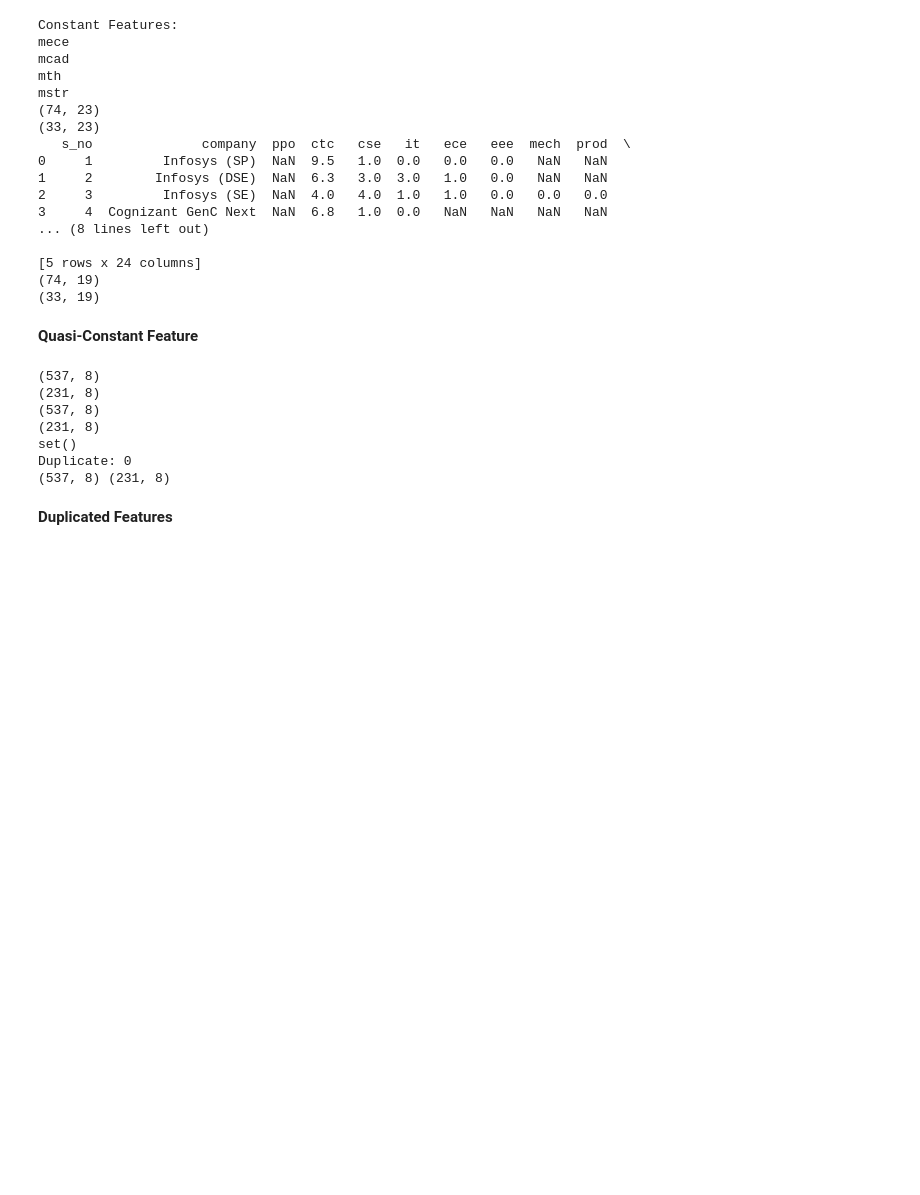
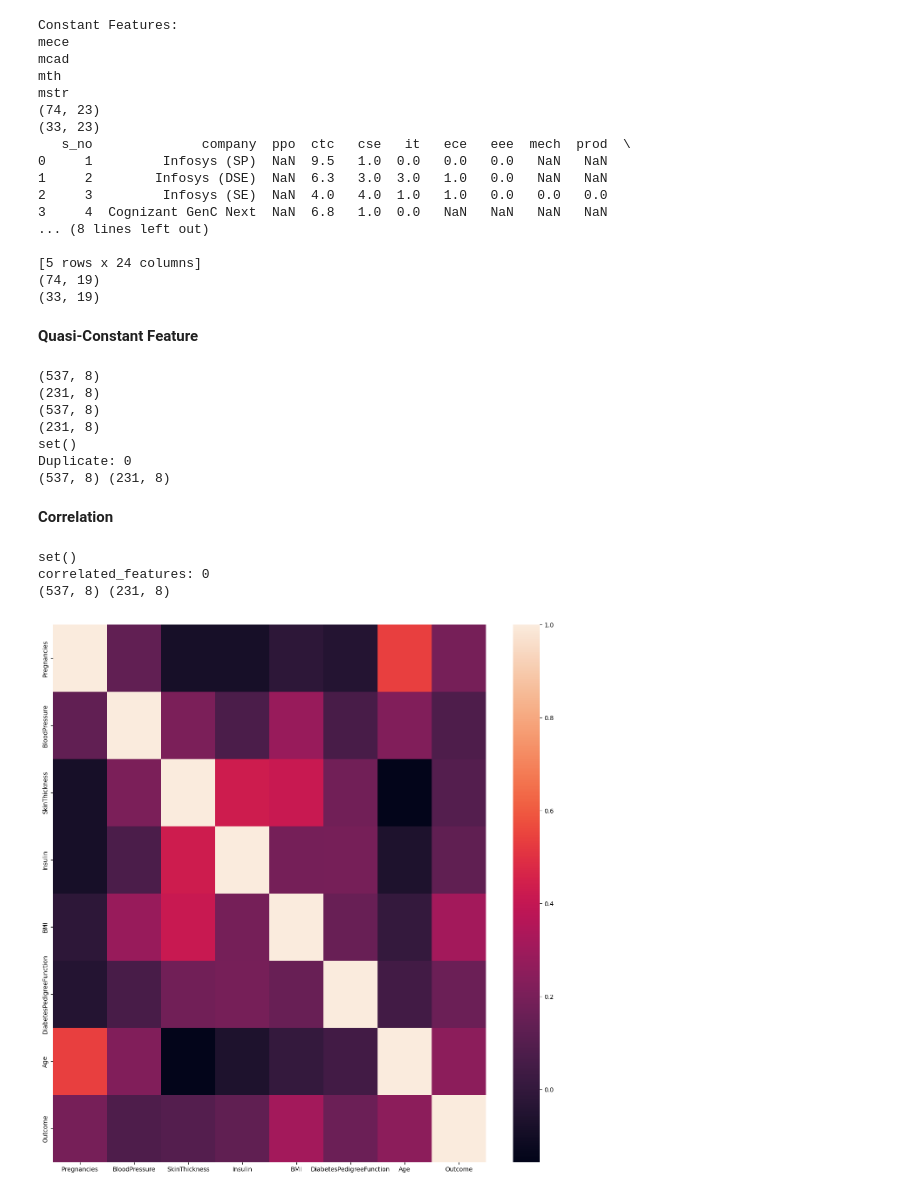
Before and after one commit to shashidhar078/MyPandas, a Jupyter notebook: pandasbasic.ipynb, the cells around one changed output. Saved outputs shown, nothing was run; the diff lists cells and outputs as text; code cells hidden in the pictures; blank space fills up the shorter version.

Commit message:
done with correlation

```diff
--- a/pandasbasic.ipynb
+++ b/pandasbasic.ipynb
@@ -455,5 +455,59 @@ print(X_train.shape, X_test.shape)
 set()
 Duplicate: 0
 (537, 8) (231, 8)
-# %% [markdown]
-**Duplicated Features**
+# %% [markdown]
+**Correlation**
+# %%
+import matplotlib.pyplot as plt
+import seaborn as sns
+import pandas as pd
+import numpy as np
+from sklearn.model_selection import train_test_split
+from sklearn.feature_selection import VarianceThreshold
+df = pd.read_csv("/content/diabetes.csv")
+df.shape
+df.head()
+[col for col in df.columns if df[col].isnull().sum()>0]
+
+X_train,X_test,y_train,y_test=train_test_split(
+    df.drop(labels=['Glucose'],axis=1),
+    df['Glucose'],
+    test_size=0.3,
+    random_state=0
+)
+
+
+corrmat = X_train.corr()
+fig, ax = plt.subplots()
+fig.set_size_inches(16, 16)
+sns.heatmap(corrmat)
+
+print('\n')
+
+group_feature_ls = []
+correlation_group = []
+
+def correlation(dataset, threshold):
+    col_corr = set()
+    corr_matrix = dataset.corr()
+    for i in range(len(corr_matrix.columns)):
+        for j in range(i):
+            if abs(corr_matrix.iloc[i, j]) > threshold:
+                colname = corr_matrix.columns[i]
+                col_corr.add(colname)
+    return col_corr
+
+corr_features = correlation(X_train, 0.9)
+correlated_features = set(corr_features)
+print(correlated_features, "\ncorrelated_features:", len(correlated_features))
+
+X_train.drop(labels = correlated_features, axis = 1, inplace=True)
+X_test.drop(labels = correlated_features, axis = 1, inplace=True)
+print(X_train.shape, X_test.shape)
+
+print('\n')
+# %% [output]
+set()
+correlated_features: 0
+(537, 8) (231, 8)
+[figure, added]
```
